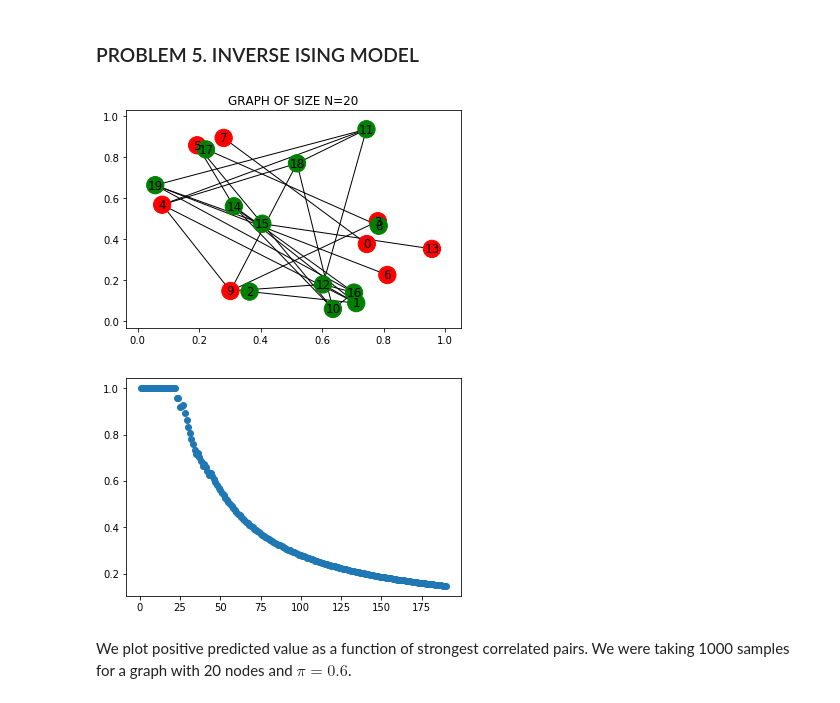
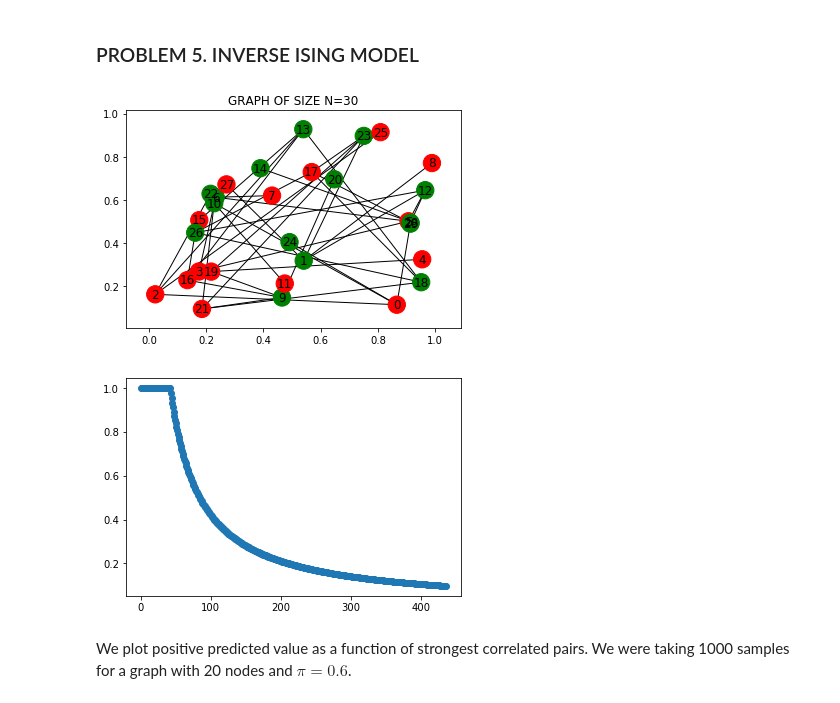
Before and after one commit to anasku/Complex_Networks_2018, a Jupyter notebook: Graph_gen.ipynb, the cells around one changed output. Drawn from its saved outputs; the diff is of its cells as text; code cells hidden in the pictures.

```diff
--- a/Graph_gen.ipynb
+++ b/Graph_gen.ipynb
@@ -160,7 +160,7 @@ def DFS(graph,starting_point,all_visited,visited):
 
 
 def giant_detector(graph,nodes):
-    maximum=0;
+    maximum=0.;
     all_visited=[]
     for i in range(nodes):
         if i not in all_visited:
@@ -196,9 +208,9 @@ def graph_generator_fast(nodes,p):
     else:
         raise ValueError('CHANGE p')
 # %%
-trials=10
+trials=30
 def stats_giant(nodes,p):
-    sigma=0
+    sigma=0.
     for i in range(trials):
         graph=graph_generator_fast(nodes,p)
         sigma+=giant_detector(graph,nodes)
@@ -209,18 +221,17 @@ def q_core_prediction(t):
     else:
         return 0
 
-
-f=FloatProgress(min=0,max=100)
-display(f)
-
 list_values=[]
 arg_values=[]
+
 for i in range(1,100):
-    arg_values.append(i/100)
-    list_values.append(q_core_prediction(i/100))
+    arg_values.append(i/100.)
+    list_values.append(q_core_prediction(i/100.))
 
 
 list_nodes={200}
+f=FloatProgress(min=0,max=1)
+display(f)
 for nodes in list_nodes:
     p_list=[]
     for i in range(100):
@@ -230,8 +241,8 @@ for nodes in list_nodes:
     sigma_list=[]
     for p in p_list:
         sigma_list.append(stats_giant(nodes,p))
-        f.value += 1
-    plt.plot(p_list,sigma_list, 'o', label='N=%.2d' %nodes)
+        f.value += (1./(len(p_list)))
+plt.plot(p_list,sigma_list, 'o', label='N=%.2d' %nodes)
 plt.grid( )
 plt.plot(arg_values,list_values, 'r')
 plt.xlabel('pi')
@@ -325,23 +336,26 @@ trials=30
 def stats_core(nodes,p):
     sigma=0
     for i in range(trials):
-        graph=graph_generator_mat(nodes,p)
+        graph=graph_generator_fast(nodes,p)
         sigma+=q_core_generator(graph)
     return sigma/trials
 
 list_nodes=[200]
+f=FloatProgress(min=0,max=1)
+display(f)
 for nodes in list_nodes:
     s=0
     p_list=[]
     for i in range(100):
-        p=i/100
+        p=i/100.
         s=nodes*(3*p+1)
         if s %2==0:
             p_list.append(p)
     sigma_list=[]
     for p in p_list:
         sigma_list.append(stats_core(nodes,p))
-    plt.plot(p_list,sigma_list, 'o', label='N=%.2d' %nodes)
+        f.value += (1./(len(p_list)))
+plt.plot(p_list,sigma_list, 'o', label='N=%.2d' %nodes)
 plt.xlabel('pi')
 plt.ylabel('frac')
 plt.legend()
@@ -623,17 +637,12 @@ def Correlation_order(matrix,nodes):
                 swap=0
     return(correl)
 
-def Positive_pred_val(correl_vector):
-    pos=0
-    for i in range(len(correl_vector)):
-        if correl_vector[i][2]>0:
-            pos+=1
-    return pos
+
 
 samples=[]
-M=1000
+M=5000
 T=10
-nodes=20
+nodes=30
 p=0.6
 correl_matrix = np.zeros((nodes,nodes))
 list_correl=[]
@@ -655,34 +664,34 @@ for i in range(nodes):
         for ising_graph in samples:
             S_i.append(get_spin(ising_graph,i))
             S_j.append(get_spin(ising_graph,j))
             S_ij.append(get_spin(ising_graph,i)*get_spin(ising_graph,j))
         correl_matrix[i][j]=np.mean(S_ij)-np.mean(S_i)*np.mean(S_j)
         S_i=[]
         S_j=[]
         S_ij=[]
 #print(correl_matrix)
 #print(graph)
 def Are_they_connected(graph,i,j):
     if j in graph[i]:
         return 1
     return 0
 
 correl_vector=Correlation_order(correl_matrix,nodes)
 
 #print(correl_vector)
 pos_pred=0
 y_plot=[]
 x_plot=[]
 
 for i in range(len(correl_vector)):
     if(Are_they_connected(graph,correl_vector[i][0],correl_vector[i][1])):
         pos_pred += 1
     y_plot.append(pos_pred/(i+1))
     x_plot.append(i+1)
 plt.plot(x_plot,y_plot,'o')
 plt.show()
 # %% [output]
-[figure, old version]
+[figure, new version]
-[figure, old version]
+[figure, new version]
 # %% [markdown]
 We plot positive predicted value as a function of strongest correlated pairs. We were taking 1000 samples for a graph with 20 nodes and $\pi=0.6$.
```
Also changed, not shown: parts of 13 cells of this notebook.
